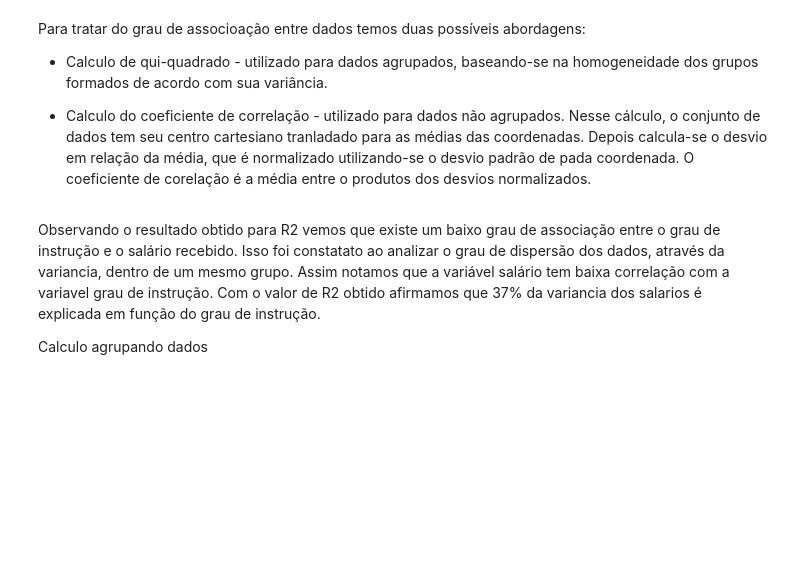
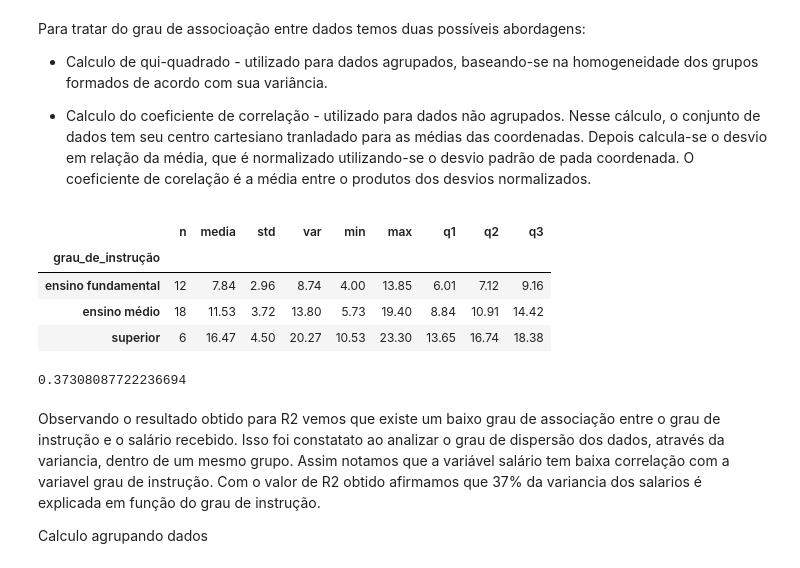
Before and after one commit to VitorSancho/Estudos_LivroEstatisticaBasica, a Jupyter notebook: LivroEstatísticaBásica.ipynb, the cells around one changed output. Cells and saved outputs as stored; diff of their text form; code cells hidden in the pictures; blank space fills up the shorter version.

```diff
--- a/LivroEstatísticaBásica.ipynb
+++ b/LivroEstatísticaBásica.ipynb
@@ -378,33 +404,41 @@ Para tratar do grau de associoação entre dados temos duas possíveis abordagen
 - Calculo do coeficiente de correlação - utilizado para dados não agrupados. Nesse cálculo, o conjunto de dados tem seu centro cartesiano tranladado para as médias das coordenadas. Depois calcula-se o desvio em relação da média, que é normalizado utilizando-se o desvio padrão de pada coordenada. O coeficiente de corelação é a média entre o produtos dos desvios normalizados.
 # %%
 # tabela4=dados['grau_de_instrução'].value_counts()
-tabela_contagem=dados[['Salario','grau_de_instrução']].groupby(by='grau_de_instrução').count()
-tabela_media=dados[['Salario','grau_de_instrução']].groupby(by='grau_de_instrução').mean()
-tabela_std=dados[['Salario','grau_de_instrução']].groupby(by='grau_de_instrução').std()
-tabela_var=dados[['Salario','grau_de_instrução']].groupby(by='grau_de_instrução').var()
-tabela_min=dados[['Salario','grau_de_instrução']].groupby(by='grau_de_instrução').min()
-tabela_max=dados[['Salario','grau_de_instrução']].groupby(by='grau_de_instrução').max()
-tabela_quantile1=dados[['Salario','grau_de_instrução']].groupby(by='grau_de_instrução').quantile(0.25)
-tabela_quantile2=dados[['Salario','grau_de_instrução']].groupby(by='grau_de_instrução').quantile(0.5)
-tabela_quantile3=dados[['Salario','grau_de_instrução']].groupby(by='grau_de_instrução').quantile(0.75)
+tabela_contagem=dados[['Salario (x Sal Min)','grau_de_instrução']].groupby(by='grau_de_instrução').count()
+tabela_media=dados[['Salario (x Sal Min)','grau_de_instrução']].groupby(by='grau_de_instrução').mean()
+tabela_std=dados[['Salario (x Sal Min)','grau_de_instrução']].groupby(by='grau_de_instrução').std()
+tabela_var=dados[['Salario (x Sal Min)','grau_de_instrução']].groupby(by='grau_de_instrução').var()
+tabela_min=dados[['Salario (x Sal Min)','grau_de_instrução']].groupby(by='grau_de_instrução').min()
+tabela_max=dados[['Salario (x Sal Min)','grau_de_instrução']].groupby(by='grau_de_instrução').max()
+tabela_quantile1=dados[['Salario (x Sal Min)','grau_de_instrução']].groupby(by='grau_de_instrução').quantile(0.25)
+tabela_quantile2=dados[['Salario (x Sal Min)','grau_de_instrução']].groupby(by='grau_de_instrução').quantile(0.5)
+tabela_quantile3=dados[['Salario (x Sal Min)','grau_de_instrução']].groupby(by='grau_de_instrução').quantile(0.75)
 
 lista_de_tabelas=[tabela_std,tabela_var,tabela_min,tabela_max,tabela_quantile1,tabela_quantile2,tabela_quantile3]
 tabela_total=tabela_contagem.merge(tabela_media, how='inner', on='grau_de_instrução')
 
 for tabela in lista_de_tabelas:
   tabela_total=tabela_total.merge(tabela,how='inner', on='grau_de_instrução')
 
 tabela_total.columns=['n','media','std','var','min','max','q1','q2','q3']
 
 round(tabela_total,2)
+# %% [output]
+|  | n | media | std | var | min | max | q1 | q2 | q3 |
+| grau_de_instrução |  |  |  |  |  |  |  |  |  |
+| ensino fundamental | 12 | 7.84 | 2.96 | 8.74 | 4.00 | 13.85 | 6.01 | 7.12 | 9.16 |
+| ensino médio | 18 | 11.53 | 3.72 | 13.80 | 5.73 | 19.40 | 8.84 | 10.91 | 14.42 |
+| superior | 6 | 16.47 | 4.50 | 20.27 | 10.53 | 23.30 | 13.65 | 16.74 | 18.38 |
 # %%
-variancia_total=dados.Salario.var() #vars
+variancia_total=dados['Salario (x Sal Min)'].var() #vars
 total_de_dados=dados.shape[0]
 tabela_produto=tabela_contagem*tabela_var
 varS=tabela_produto.sum()/total_de_dados
 
 R2=1-(varS/variancia_total)
-R2
+R2[0]
+# %% [output]
+0.37308087722236694
 # %% [markdown]
 Observando o resultado obtido para R2 vemos que existe um baixo grau de associação entre o grau de instrução e o salário recebido.
 Isso foi constatato ao analizar o grau de dispersão dos dados, através da variancia, dentro de um mesmo grupo. Assim notamos que a variável salário tem baixa correlação com a variavel grau de instrução.
```
Also changed, not shown: parts of 18 cells of this notebook.
